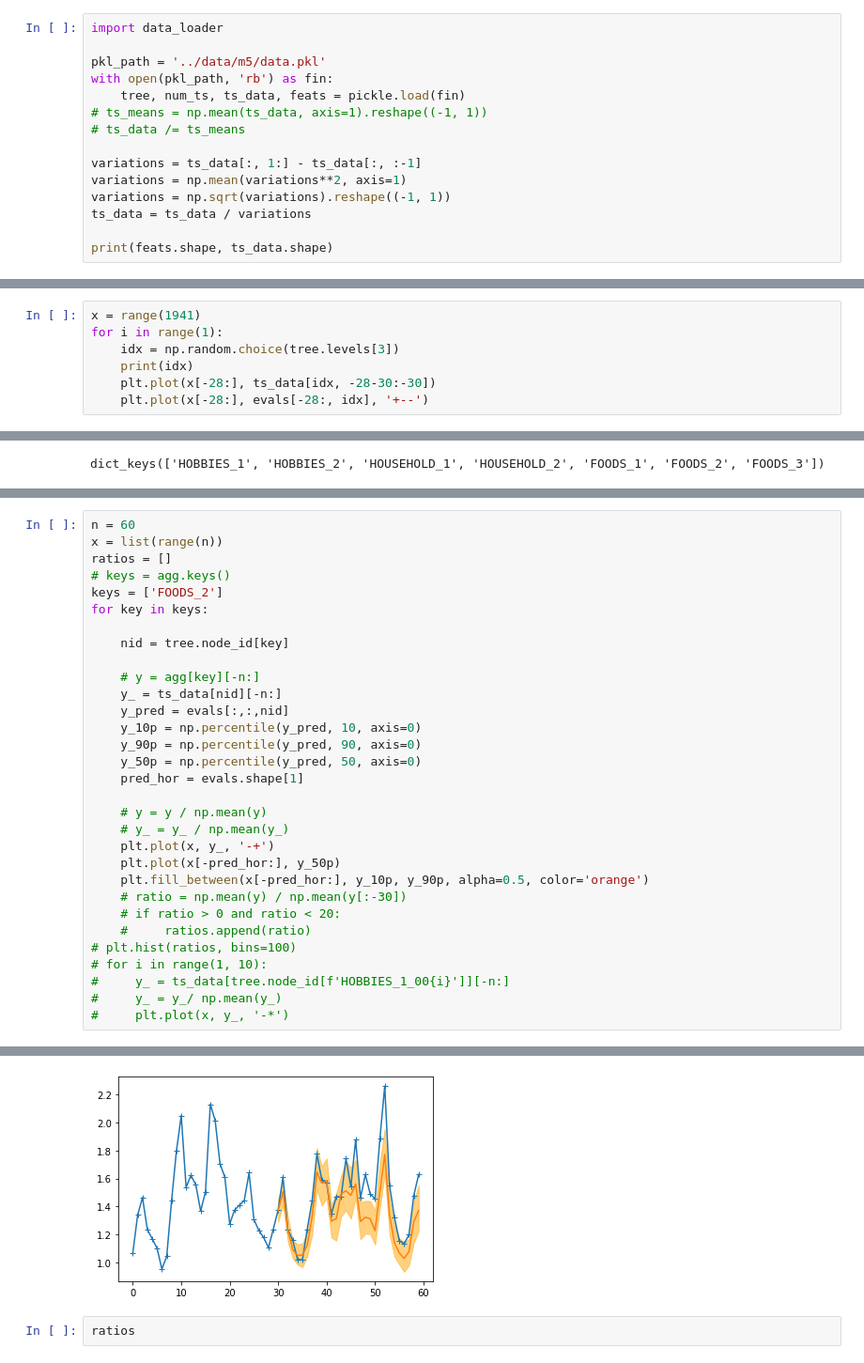
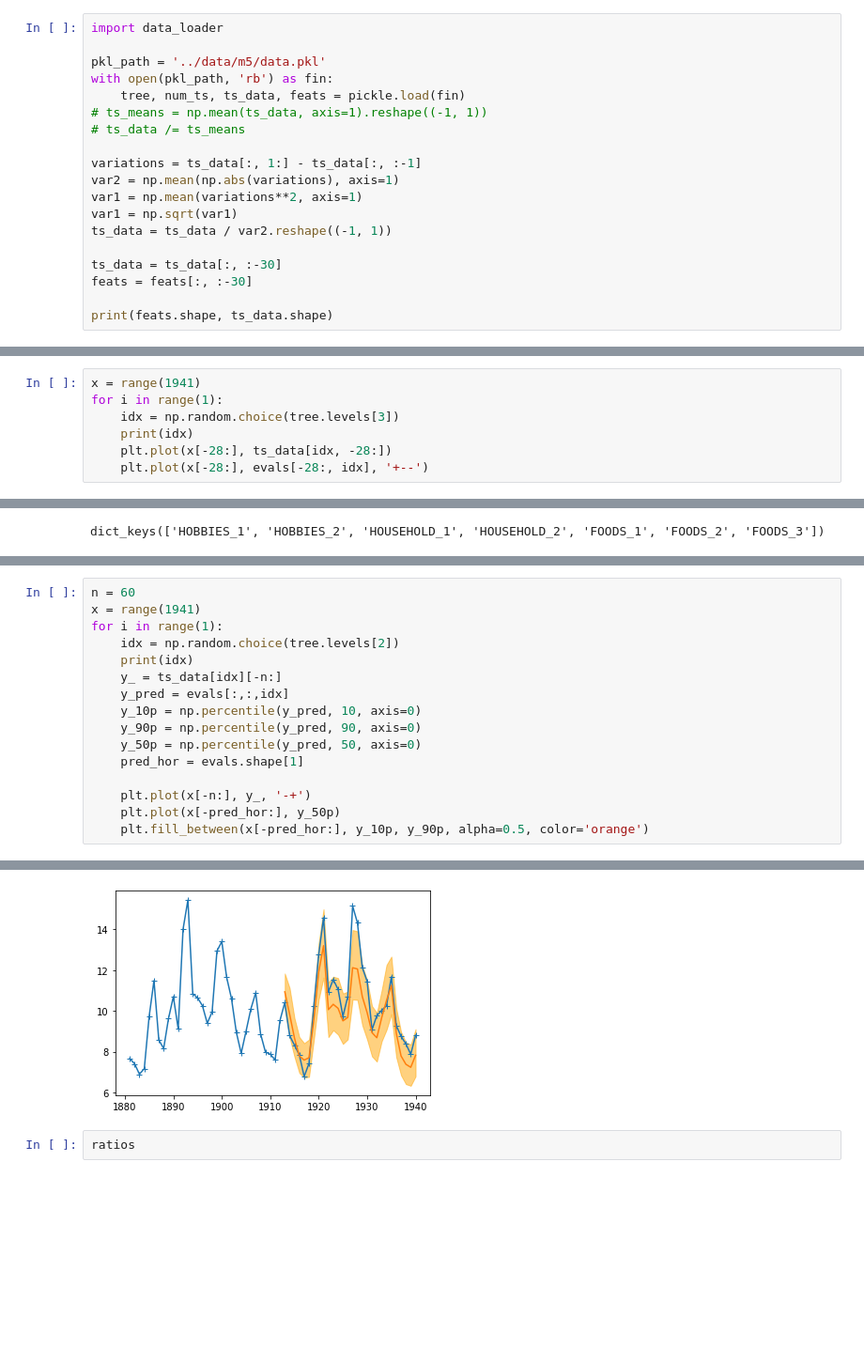
Before and after one commit to googleinterns/hierarchicalforecasting, a Jupyter notebook: notebooks/m5_visualize.ipynb, the cells around one changed output, grey strips where cells are left out. Shown at 94% size. Drawn from its saved outputs; the diff is of its cells as text; blank space fills up the shorter version.

```diff
--- a/notebooks/m5_visualize.ipynb
+++ b/notebooks/m5_visualize.ipynb
@@ -20,9 +20,13 @@ with open(pkl_path, 'rb') as fin:
 # ts_data /= ts_means
 
 variations = ts_data[:, 1:] - ts_data[:, :-1]
-variations = np.mean(variations**2, axis=1)
-variations = np.sqrt(variations).reshape((-1, 1))
-ts_data = ts_data / variations
+var2 = np.mean(np.abs(variations), axis=1)
+var1 = np.mean(variations**2, axis=1)
+var1 = np.sqrt(var1)
+ts_data = ts_data / var2.reshape((-1, 1))
+
+ts_data = ts_data[:, :-30]
+feats = feats[:, :-30]
 
 print(feats.shape, ts_data.shape)
 # %% [output]
@@ -32,6 +51,6 @@ x = range(1941)
 for i in range(1):
     idx = np.random.choice(tree.levels[3])
     print(idx)
-    plt.plot(x[-28:], ts_data[idx, -28-30:-30])
+    plt.plot(x[-28:], ts_data[idx, -28:])
     plt.plot(x[-28:], evals[-28:, idx], '+--')
 # %% [output]
@@ -60,32 +79,17 @@ evals.shape
 # %%
 n = 60
-x = list(range(n))
-ratios = []
-# keys = agg.keys()
-keys = ['FOODS_2']
-for key in keys:
-
-    nid = tree.node_id[key]
-
-    # y = agg[key][-n:]
-    y_ = ts_data[nid][-n:]
-    y_pred = evals[:,:,nid]
+x = range(1941)
+for i in range(1):
+    idx = np.random.choice(tree.levels[2])
+    print(idx)
+    y_ = ts_data[idx][-n:]
+    y_pred = evals[:,:,idx]
     y_10p = np.percentile(y_pred, 10, axis=0)
     y_90p = np.percentile(y_pred, 90, axis=0)
     y_50p = np.percentile(y_pred, 50, axis=0)
     pred_hor = evals.shape[1]
 
-    # y = y / np.mean(y)
-    # y_ = y_ / np.mean(y_)
-    plt.plot(x, y_, '-+')
+    plt.plot(x[-n:], y_, '-+')
     plt.plot(x[-pred_hor:], y_50p)
     plt.fill_between(x[-pred_hor:], y_10p, y_90p, alpha=0.5, color='orange')
-    # ratio = np.mean(y) / np.mean(y[:-30])
-    # if ratio > 0 and ratio < 20:
-    #     ratios.append(ratio)
-# plt.hist(ratios, bins=100)
-# for i in range(1, 10):
-#     y_ = ts_data[tree.node_id[f'HOBBIES_1_00{i}']][-n:]
-#     y_ = y_/ np.mean(y_)
-#     plt.plot(x, y_, '-*')
 # %% [output]
@@ -92,4 +97,4 @@ for key in keys:
-[figure, old version]
+[figure, new version]
 # %%
 ratios
 # %% [output]
```
Also changed, not shown: parts of 5 cells of this notebook, 7 other files.
